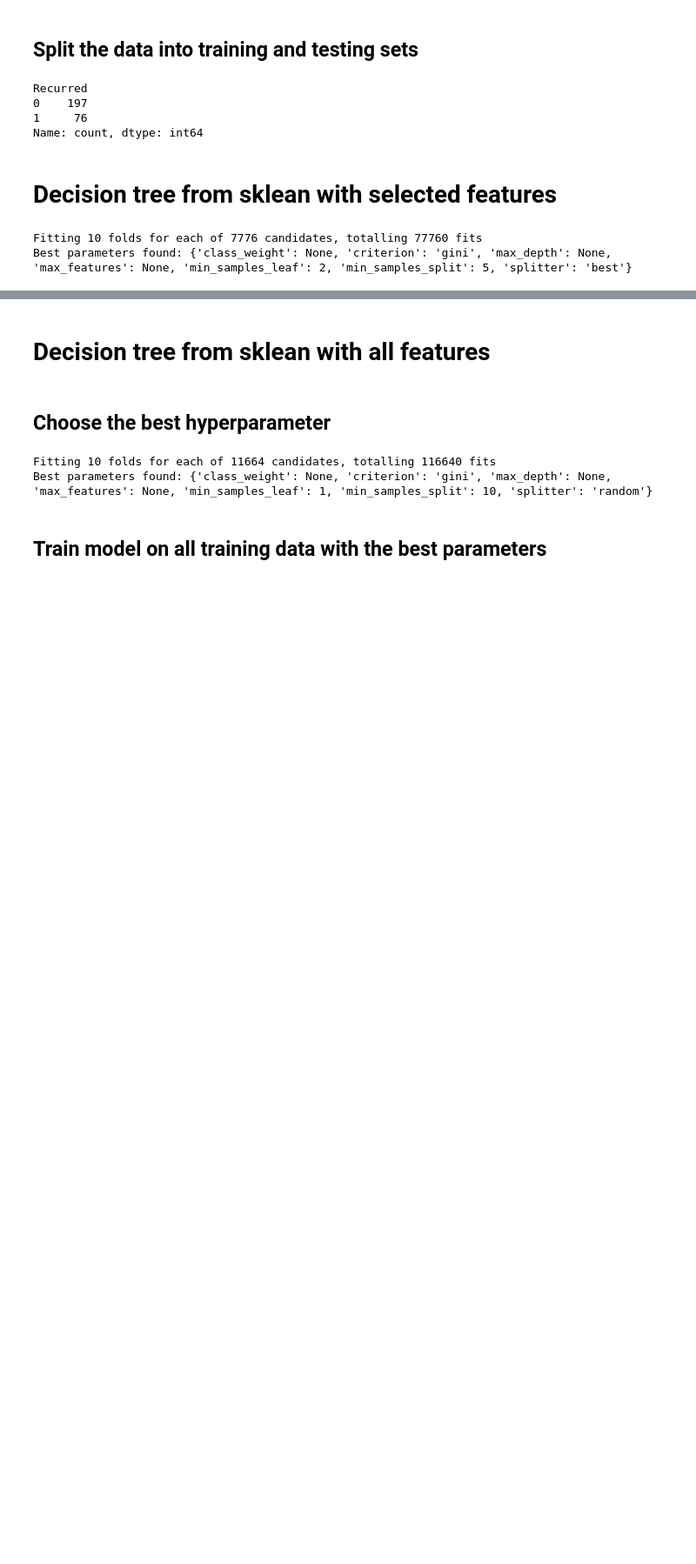
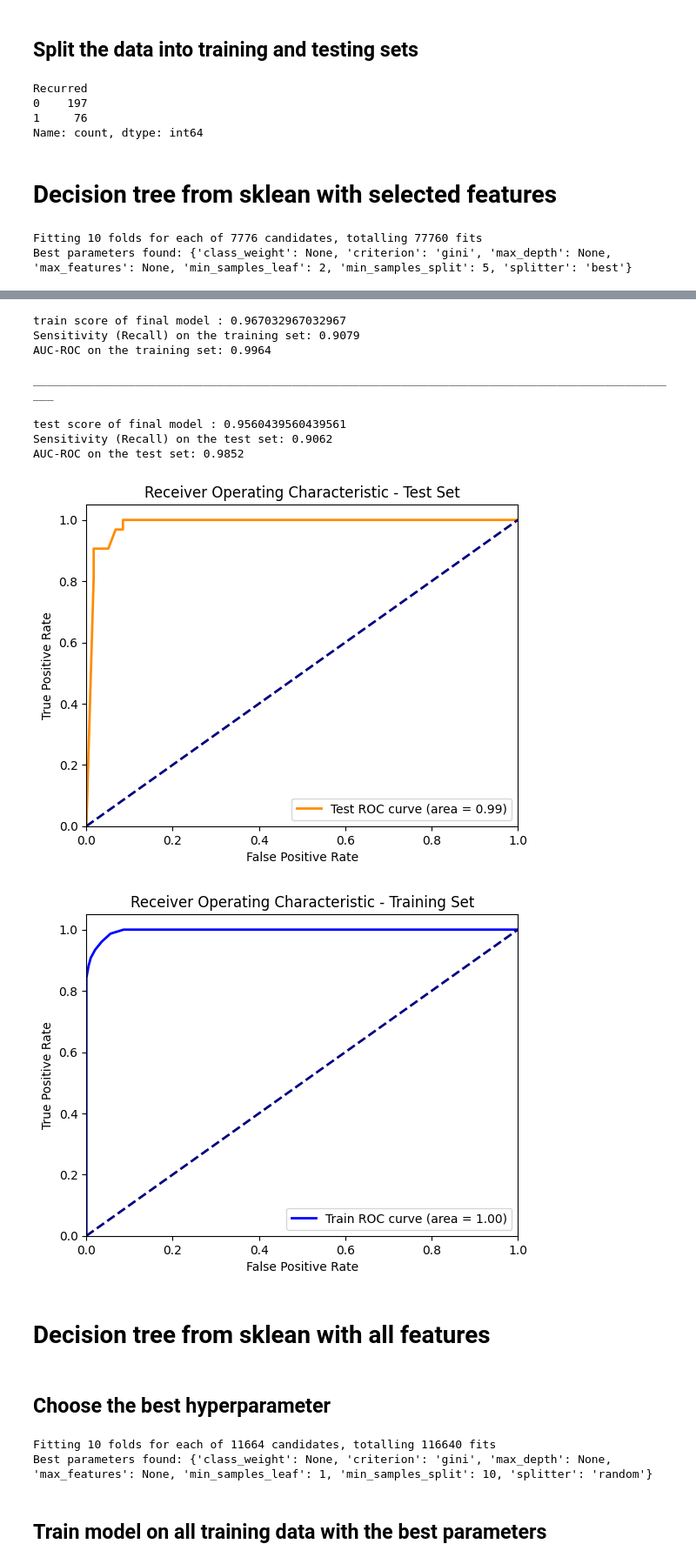
Before and after one commit to amg-eng/Thyroid_Cancer_Risk, a Jupyter notebook: Models/decision_tree.ipynb, the cells around one changed output, grey strips where cells are left out. Shown: that part at 87% size. Saved outputs shown, nothing was run; the diff lists cells and outputs as text; code cells hidden in the pictures; blank space fills up the shorter version.

```diff
--- a/Models/decision_tree.ipynb
+++ b/Models/decision_tree.ipynb
@@ -139,3 +130,82 @@ test score of final model : 0.9560439560439561
+# %%
+sklean_decision_tree_classifier_final_model_selected = DecisionTreeClassifier(criterion='gini',splitter='best',max_depth=None,
+min_samples_split=5,min_samples_leaf= 2,max_features= None,class_weight=None,random_state=42)
+sklean_decision_tree_classifier_final_model_selected.fit(X_train_selected, y_train_selected)
+print(f"train score of final model : {sklean_decision_tree_classifier_final_model_selected.score(X_train_selected, y_train_selected)}")
+
+
+
+y_train_pred = sklean_decision_tree_classifier_final_model_selected.predict(X_train_selected)
+y_train_proba = sklean_decision_tree_classifier_final_model_selected.predict_proba(X_train_selected)[:, 1]
+
+# Calculate sensitivity (recall) for training set
+train_sensitivity = recall_score(y_train_selected, y_train_pred)
+print(f"Sensitivity (Recall) on the training set: {train_sensitivity:.4f}")
+
+# Calculate AUC-ROC for training set
+train_auc_score = roc_auc_score(y_train_selected, y_train_proba)
+print(f"AUC-ROC on the training set: {train_auc_score:.4f}")
+
+
+print()
+print("________________________________________________________________________________________________")
+print()
+print(f"test score of final model : {sklean_decision_tree_classifier_final_model_selected.score(X_test_selected, y_test_selected)}")
+
+
+# Predict on the test set
+y_test_pred = sklean_decision_tree_classifier_final_model_selected.predict(X_test_selected)
+y_test_proba = sklean_decision_tree_classifier_final_model_selected.predict_proba(X_test_selected)[:, 1]
+
+# Calculate sensitivity (recall) for test set
+test_sensitivity = recall_score(y_test_selected, y_test_pred)
+print(f"Sensitivity (Recall) on the test set: {test_sensitivity:.4f}")
+
+# Calculate AUC-ROC for test set
+test_auc_score = roc_auc_score(y_test_selected, y_test_proba)
+print(f"AUC-ROC on the test set: {test_auc_score:.4f}")
+
+# Plot ROC curve for test set
+fpr, tpr, _ = roc_curve(y_test_selected, y_test_proba)
+roc_auc = auc(fpr, tpr)
+
+plt.figure()
+plt.plot(fpr, tpr, color='darkorange', lw=2, label='Test ROC curve (area = %0.2f)' % roc_auc)
+plt.plot([0, 1], [0, 1], color='navy', lw=2, linestyle='--')
+plt.xlim([0.0, 1.0])
+plt.ylim([0.0, 1.05])
+plt.xlabel('False Positive Rate')
+plt.ylabel('True Positive Rate')
+plt.title('Receiver Operating Characteristic - Test Set')
+plt.legend(loc="lower right")
+plt.show()
+
+# Plot ROC curve for training set
+fpr_train, tpr_train, _train = roc_curve(y_train_selected, y_train_proba)
+roc_auc_train = auc(fpr_train, tpr_train)
+
+plt.figure()
+plt.plot(fpr_train, tpr_train, color='blue', lw=2, label='Train ROC curve (area = %0.2f)' % roc_auc_train)
+plt.plot([0, 1], [0, 1], color='navy', lw=2, linestyle='--')
+plt.xlim([0.0, 1.0])
+plt.ylim([0.0, 1.05])
+plt.xlabel('False Positive Rate')
+plt.ylabel('True Positive Rate')
+plt.title('Receiver Operating Characteristic - Training Set')
+plt.legend(loc="lower right")
+plt.show()
+# %% [output]
+train score of final model : 0.967032967032967
+Sensitivity (Recall) on the training set: 0.9079
+AUC-ROC on the training set: 0.9964
+
+________________________________________________________________________________________________
+
+test score of final model : 0.9560439560439561
+Sensitivity (Recall) on the test set: 0.9062
+AUC-ROC on the test set: 0.9852
+[figure, added]
+[figure, added]
 # %% [markdown]
 # Decision tree from sklean with all features
 # %%
```
Also changed, not shown: parts of 4 cells of this notebook.
